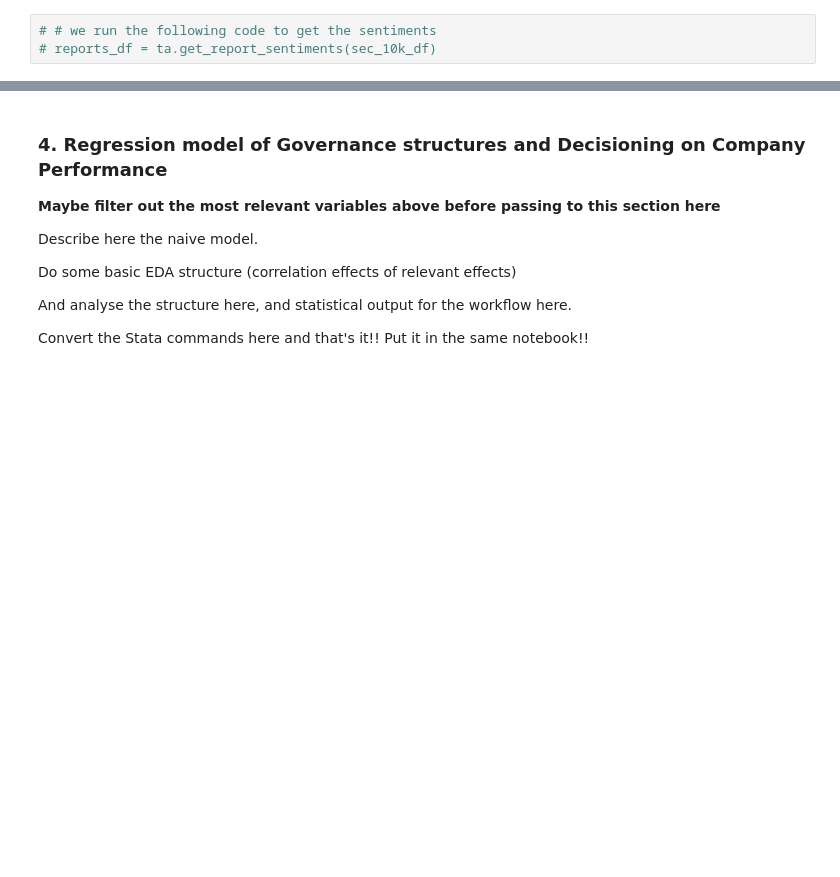
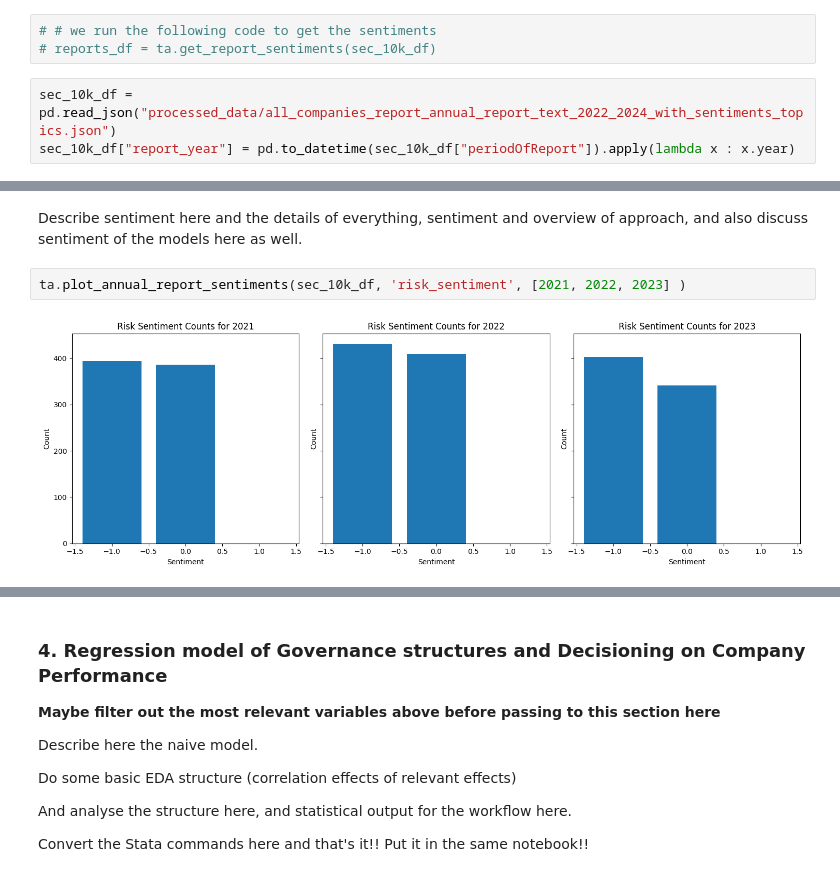
Before and after one commit to PeterHuGC/Imperial_Dissertation_Research, a Jupyter notebook: 5.Final_report_story_telling/EDA_analysis_workflow_planning_implementation.ipynb, the cells around one changed output, grey strips where cells are left out. Drawn from its saved outputs; the diff is of its cells as text; blank space fills up the shorter version.

Commit message:
Added text analysis annual reports workflow here

```diff
--- a/5.Final_report_story_telling/EDA_analysis_workflow_planning_implementation.ipynb
+++ b/5.Final_report_story_telling/EDA_analysis_workflow_planning_implementation.ipynb
@@ -239,3 +240,6 @@ Next we evaluate the sentiments of the text over time. However, this takes tiem,
 # %%
 # # we run the following code to get the sentiments
 # reports_df = ta.get_report_sentiments(sec_10k_df)
+# %%
+sec_10k_df = pd.read_json("processed_data/all_companies_report_annual_report_text_2022_2024_with_sentiments_topics.json")
+sec_10k_df["report_year"] = pd.to_datetime(sec_10k_df["periodOfReport"]).apply(lambda x : x.year)
@@ -241,0 +256,6 @@ Next we evaluate the sentiments of the text over time. However, this takes tiem,
+# %% [markdown]
+Describe sentiment here and the details of everything, sentiment and overview of approach, and also discuss sentiment of the models here as well.
+# %%
+ta.plot_annual_report_sentiments(sec_10k_df, 'risk_sentiment', [2021, 2022, 2023] )
+# %% [output]
+[figure, added]
```
Also changed, not shown: parts of 5 cells of this notebook, 1 other file.
